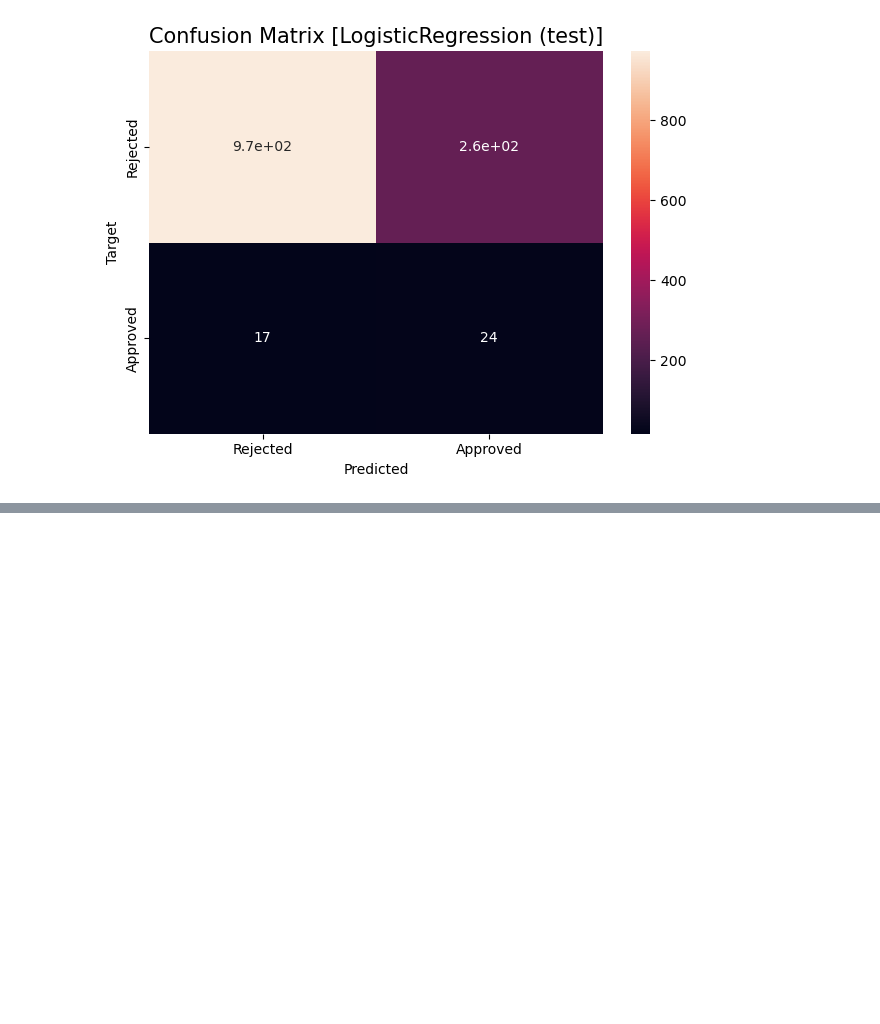
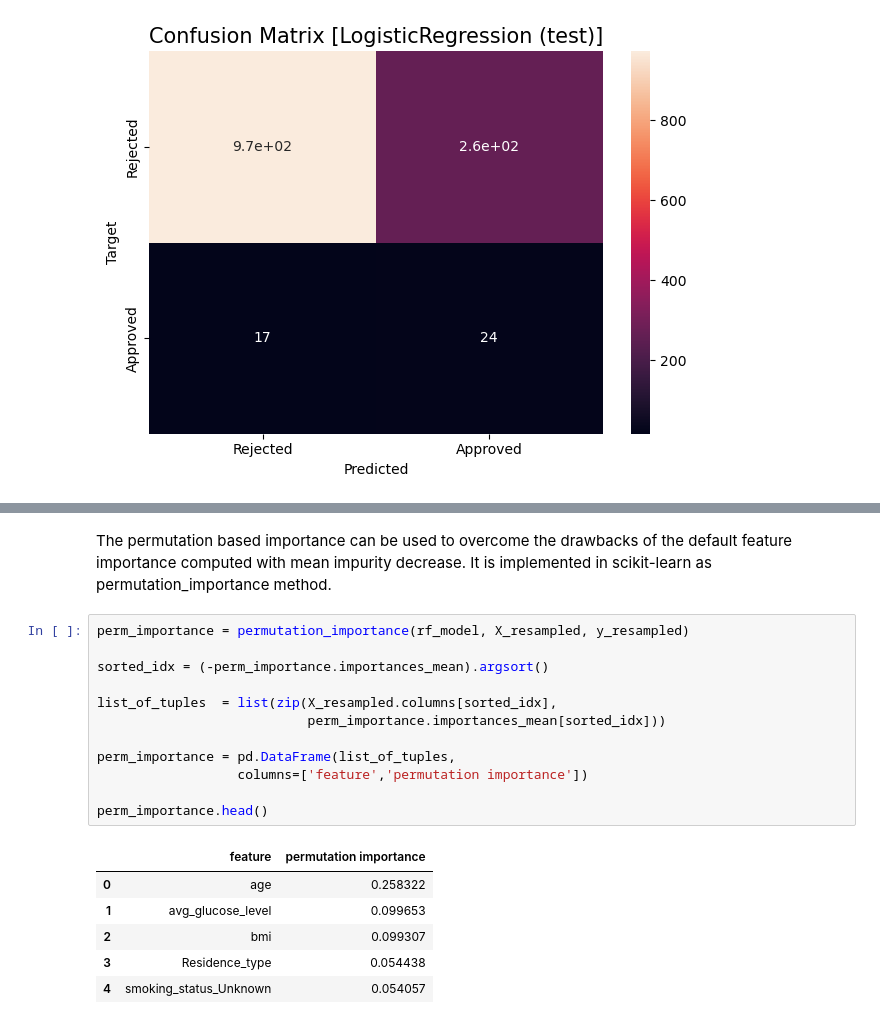
Before and after one commit to pjaiswalusf/Stroke-Prediction, a Jupyter notebook: StrokePrediction.ipynb, the cells around one changed output, grey strips where cells are left out. Saved outputs shown, nothing was run; the diff lists cells and outputs as text; blank space fills up the shorter version.

```diff
--- a/StrokePrediction.ipynb
+++ b/StrokePrediction.ipynb
@@ -1040,0 +1058,21 @@ plt.tight_layout()
+# %% [markdown]
+The permutation based importance can be used to overcome the drawbacks of the default feature importance computed with mean impurity decrease. It is implemented in scikit-learn as permutation_importance method.
+# %%
+perm_importance = permutation_importance(rf_model, X_resampled, y_resampled)
+
+sorted_idx = (-perm_importance.importances_mean).argsort()
+
+list_of_tuples  = list(zip(X_resampled.columns[sorted_idx],
+                           perm_importance.importances_mean[sorted_idx]))
+
+perm_importance = pd.DataFrame(list_of_tuples,
+                  columns=['feature','permutation importance'])
+
+perm_importance.head()
+# %% [output]
+|  | feature | permutation importance |
+| 0 | age | 0.258322 |
+| 1 | avg_glucose_level | 0.099653 |
+| 2 | bmi | 0.099307 |
+| 3 | Residence_type | 0.054438 |
+| 4 | smoking_status_Unknown | 0.054057 |
```
Also changed, not shown: parts of 6 cells of this notebook.
